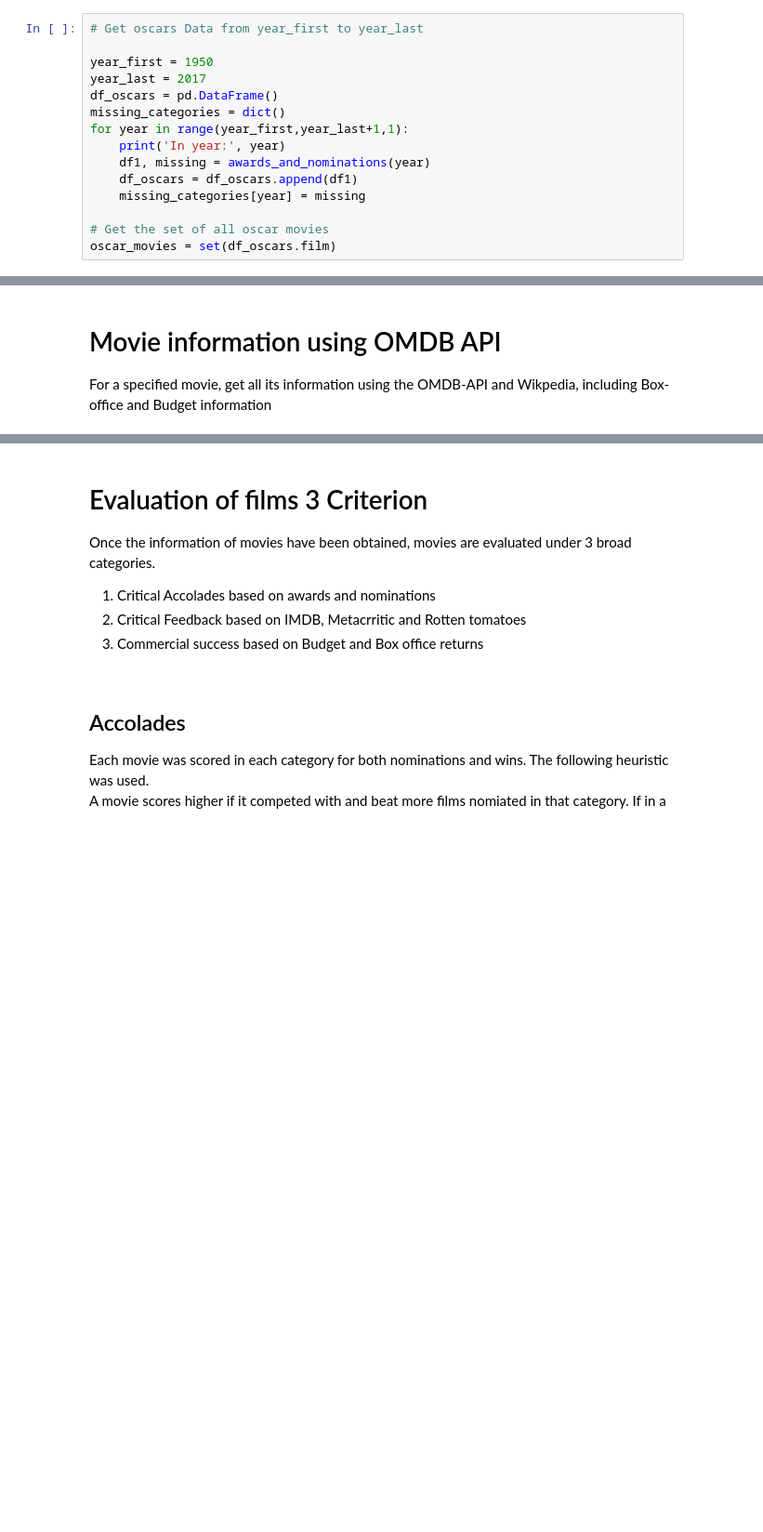
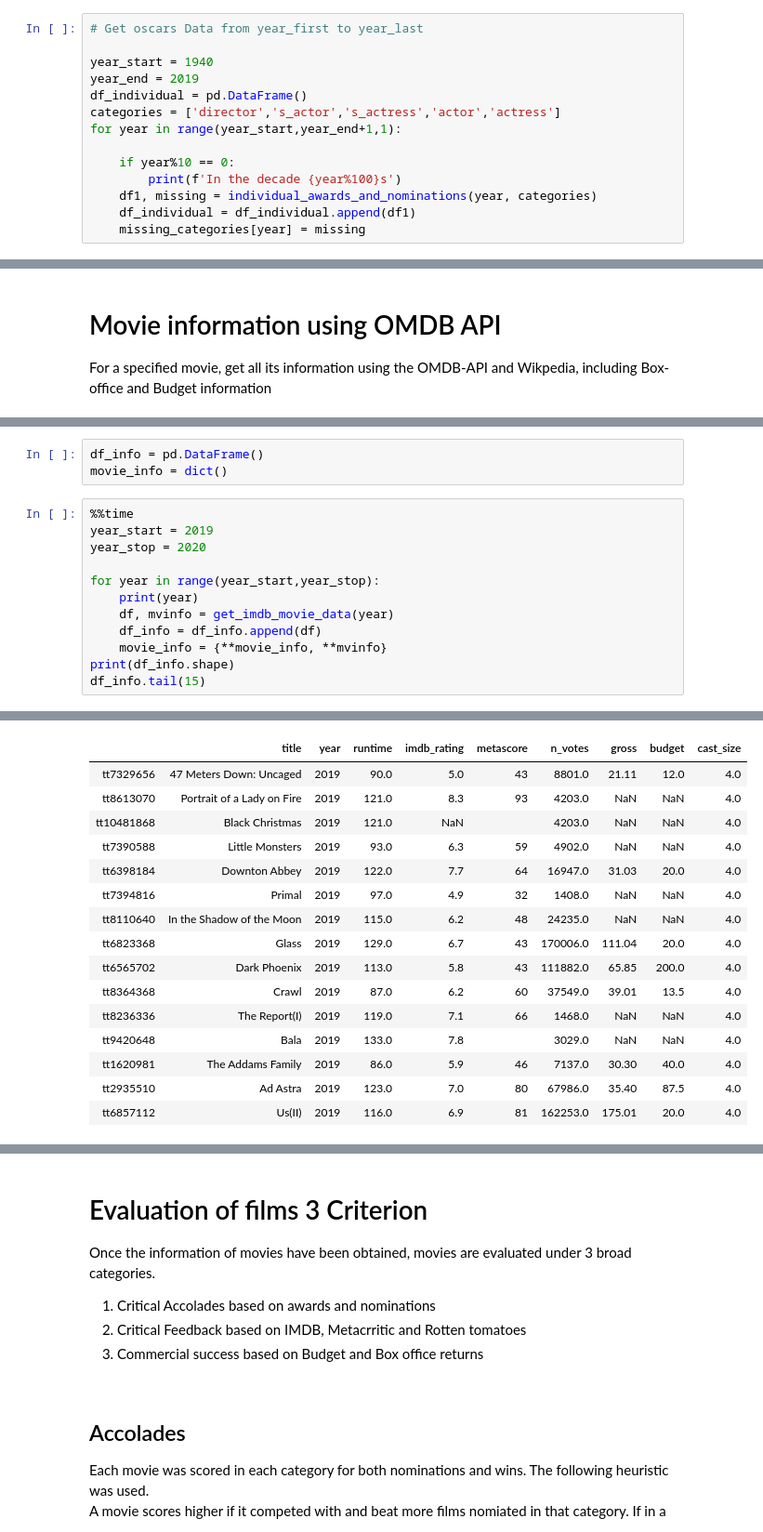
Before and after one commit to ronsg83/Capstone-1, a Jupyter notebook: Data_Acquisition.ipynb, the cells around one changed output, grey strips where cells are left out. Shown: that part at 93% size. Cells and saved outputs as stored; diff of their text form; blank space fills up the shorter version.

Commit message:
IMDB webscraping introduced along with OMDB API
IMDB information is more reliable

```diff
--- a/Data_Acquisition.ipynb
+++ b/Data_Acquisition.ipynb
@@ -179,16 +298,15 @@ def awards_and_nominations(year):
 # %%
 # Get oscars Data from year_first to year_last
 
-year_first = 1950
-year_last = 2017
-df_oscars = pd.DataFrame()
-missing_categories = dict()
-for year in range(year_first,year_last+1,1):
-    print('In year:', year)
-    df1, missing = awards_and_nominations(year)
-    df_oscars = df_oscars.append(df1)
+year_start = 1940
+year_end = 2019
+df_individual = pd.DataFrame()
+categories = ['director','s_actor','s_actress','actor','actress']
+for year in range(year_start,year_end+1,1):
+
+    if year%10 == 0:
+        print(f'In the decade {year%100}s')
+    df1, missing = individual_awards_and_nominations(year, categories)
+    df_individual = df_individual.append(df1)
     missing_categories[year] = missing
-
-# Get the set of all oscar movies
-oscar_movies = set(df_oscars.film)
 # %% [output]
@@ -291,0 +551,16 @@ def omdbapi(title):
+# %%
+df_info = pd.DataFrame()
+movie_info = dict()
+# %%
+%%time
+year_start = 2019
+year_stop = 2020
+
+for year in range(year_start,year_stop):
+    print(year)
+    df, mvinfo = get_imdb_movie_data(year)
+    df_info = df_info.append(df)
+    movie_info = {**movie_info, **mvinfo}
+print(df_info.shape)
+df_info.tail(15)
+# %% [output]
@@ -291,0 +584,16 @@ def omdbapi(title):
+|  | title | year | runtime | imdb_rating | metascore | n_votes | gross | budget | cast_size |
+| tt7329656 | 47 Meters Down: Uncaged | 2019 | 90.0 | 5.0 | 43 | 8801.0 | 21.11 | 12.0 | 4.0 |
+| tt8613070 | Portrait of a Lady on Fire | 2019 | 121.0 | 8.3 | 93 | 4203.0 | NaN | NaN | 4.0 |
+| tt10481868 | Black Christmas | 2019 | 121.0 | NaN |  | 4203.0 | NaN | NaN | 4.0 |
+| tt7390588 | Little Monsters | 2019 | 93.0 | 6.3 | 59 | 4902.0 | NaN | NaN | 4.0 |
+| tt6398184 | Downton Abbey | 2019 | 122.0 | 7.7 | 64 | 16947.0 | 31.03 | 20.0 | 4.0 |
+| tt7394816 | Primal | 2019 | 97.0 | 4.9 | 32 | 1408.0 | NaN | NaN | 4.0 |
+| tt8110640 | In the Shadow of the Moon | 2019 | 115.0 | 6.2 | 48 | 24235.0 | NaN | NaN | 4.0 |
+| tt6823368 | Glass | 2019 | 129.0 | 6.7 | 43 | 170006.0 | 111.04 | 20.0 | 4.0 |
+| tt6565702 | Dark Phoenix | 2019 | 113.0 | 5.8 | 43 | 111882.0 | 65.85 | 200.0 | 4.0 |
+| tt8364368 | Crawl | 2019 | 87.0 | 6.2 | 60 | 37549.0 | 39.01 | 13.5 | 4.0 |
+| tt8236336 | The Report(I) | 2019 | 119.0 | 7.1 | 66 | 1468.0 | NaN | NaN | 4.0 |
+| tt9420648 | Bala | 2019 | 133.0 | 7.8 |  | 3029.0 | NaN | NaN | 4.0 |
+| tt1620981 | The Addams Family | 2019 | 86.0 | 5.9 | 46 | 7137.0 | 30.30 | 40.0 | 4.0 |
+| tt2935510 | Ad Astra | 2019 | 123.0 | 7.0 | 80 | 67986.0 | 35.40 | 87.5 | 4.0 |
+| tt6857112 | Us(II) | 2019 | 116.0 | 6.9 | 81 | 162253.0 | 175.01 | 20.0 | 4.0 |
```
Also changed, not shown: parts of 38 cells of this notebook.
